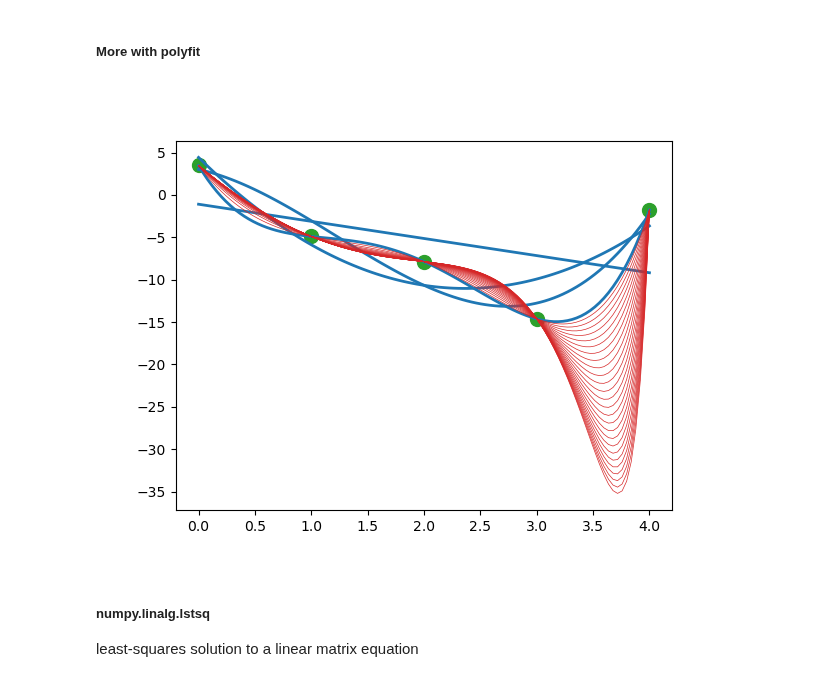
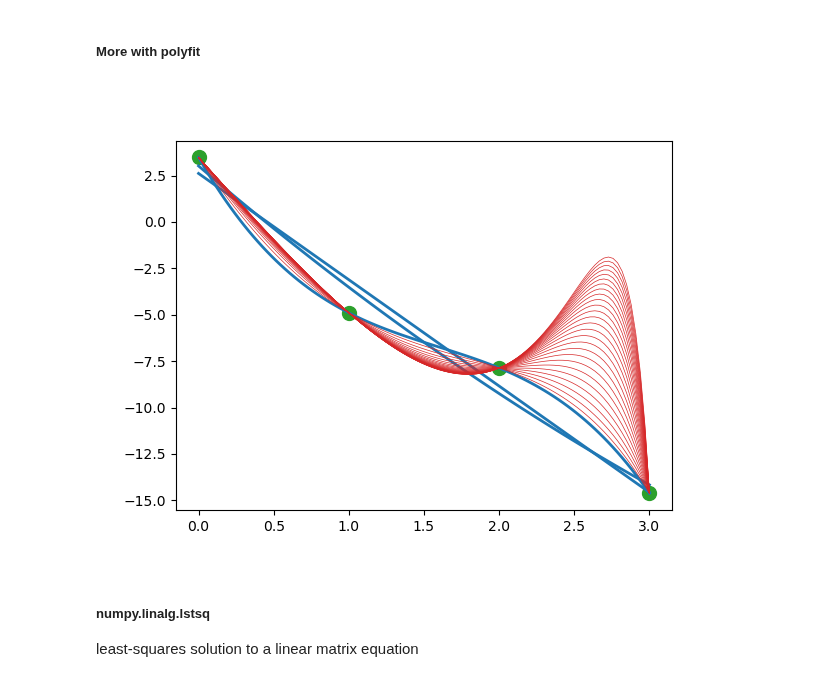
Before and after one commit to Polatucha16/collective_dynamics_lab, a Jupyter notebook: 06 gradients and linear regression.ipynb, the cells around one changed output. Drawn from its saved outputs; the diff is of its cells as text; code cells hidden in the pictures.

```diff
--- a/06 gradients and linear regression.ipynb
+++ b/06 gradients and linear regression.ipynb
@@ -357,35 +360,35 @@ plt.show()
 import numpy as np
 import matplotlib.pyplot as plt
 
 rng = np.random.default_rng(14)
 %matplotlib widget
 
 
 import warnings
 warnings.simplefilter('ignore', np.RankWarning)
 
 # 2 numbers to control the figure
-num_of_data = 5
+num_of_data = 4
 overhead = 25
 
 # small data generation
 x_data = np.arange(0, num_of_data)
 y_data = 5*rng.standard_normal(num_of_data)
 
 # plotting must-lines
 x = np.linspace(0, x_data[-1], 100)
 fig, ax = plt.subplots()
 
 max_deg = num_of_data + overhead
 for i in range(max_deg):
     numpy_poly = np.polyfit(x_data,y_data, deg=1+i, full=False)
     ax.plot(x, np.poly1d(numpy_poly)(x),
             c= "tab:blue" if i<num_of_data-1 else "tab:red",
             lw= 2 if i<num_of_data-1 else 0.5)
 ax.scatter(x_data,y_data, s=100, c='tab:green')
 plt.show()
 # %% [output]
-[figure, old version]
+[figure, new version]
 # %% [markdown]
 ##### numpy.linalg.lstsq
 least-squares solution to a linear matrix equation
```
Also changed, not shown: parts of 13 cells of this notebook, 2 other files.
